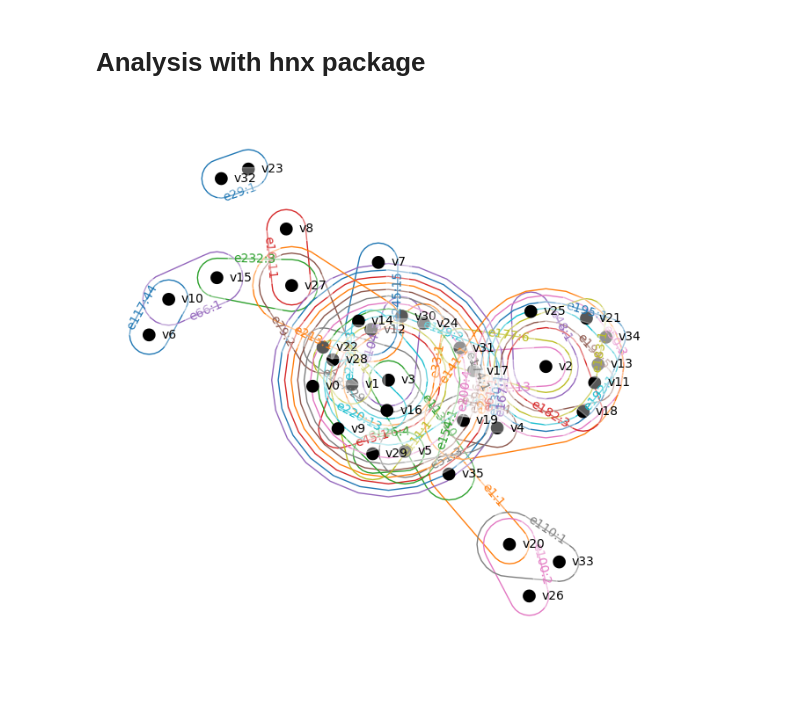
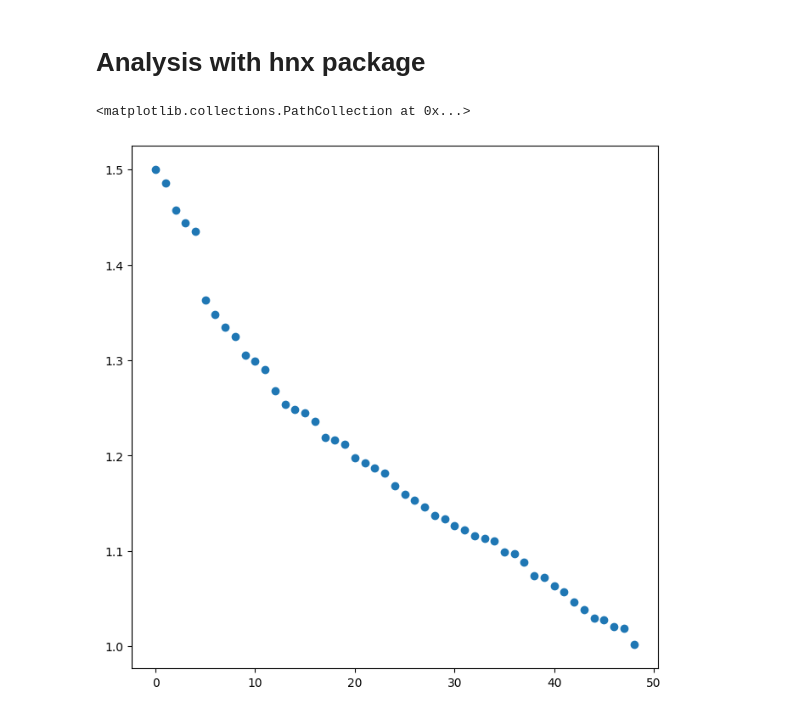
Before and after one commit to Dennis-Bersenev/scPectral, a Jupyter notebook: scPectral/mESCsResult.ipynb, the cells around one changed output. Saved outputs shown, nothing was run; the diff lists cells and outputs as text; code cells hidden in the pictures.

```diff
--- a/scPectral/mESCsResult.ipynb
+++ b/scPectral/mESCsResult.ipynb
@@ -24,7 +24,8 @@ m = model.HyperGraph(n_cells=cell_count, n_genes=gene_count, infile_dir=infile_d
 # %% [markdown]
 # Graph Construction
 # %%
-m.construct_graph(0.95)
+m.construct_graph(0.85)
+HG = m.HG
 m.prune_graph()
 # %% [markdown]
 # Visualizing TE scores across cells (over time)
@@ -92,7 +87,8 @@ for c in clusters:
 # %% [markdown]
 # Analysis with hnx package
 # %%
-HG = utils.get_unweighted_graph(m.H)
-hnx.drawing.rubber_band.draw(HG)
+# H_uw = utils.get_unweighted_graph(m.H)
+# hnx.drawing.rubber_band.draw(H_uw)
-# %% [output]
-[figure, removed]
+# %%
+Lap, index = hnx.algorithms.laplacians_clustering.norm_lap(HG, weights=True)
+Lap = Lap.toarray()
@@ -98,0 +97,19 @@ hnx.drawing.rubber_band.draw(HG)
+# %%
+evals, evecs = np.linalg.eig(Lap)
+
+# sort eigenvals, then sort eigenvecs by the eigenvals
+sorted_i = np.flip(np.argsort(evals))
+sorted_evals = evals[sorted_i] # sort the vals
+sorted_evecs = evecs[:,sorted_i] # sorts the columns
+
+# Sanity check to ensure eigenvecs got sorted
+eps = 0.0001
+min_index = np.argmin(evals)
+if (np.sum(np.abs(np.abs(evecs[:,min_index]) - np.abs(sorted_evecs[:,Lap.shape[0] - 1])) < eps) != Lap.shape[0]):
+    raise ValueError("Incorrectly sorted eigenvalues")
+# %%
+x_ax = np.arange(Lap.shape[0])
+plt.scatter(x_ax, sorted_evals)
+# %% [output]
+<matplotlib.collections.PathCollection at 0x...>
+[figure, added]
```
Also changed, not shown: parts of 7 cells of this notebook, 1 other file.
